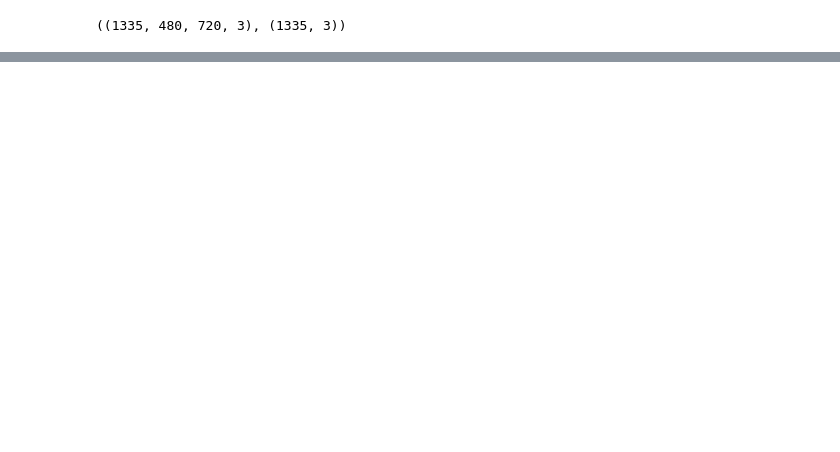
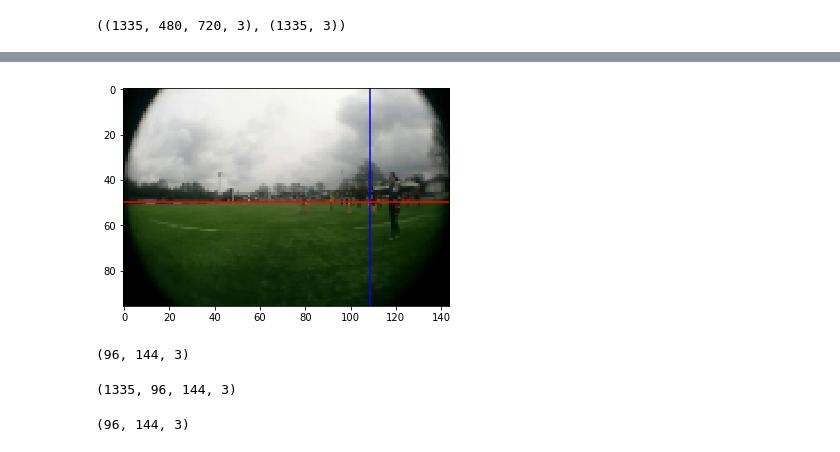
Before and after one commit to ZackAkil/robo-videographer-app, a Jupyter notebook: machine_learning/v2 (increase fps)/1# Using video labels.ipynb, the cells around one changed output, grey strips where cells are left out. Drawn from its saved outputs; the diff is of its cells as text; code cells hidden in the pictures; blank space fills up the shorter version.

```diff
--- a/machine_learning/v2 (increase fps)/1# Using video labels.ipynb
+++ b/machine_learning/v2 (increase fps)/1# Using video labels.ipynb
@@ -50,0 +64,23 @@ pd.read_csv(VIDEO_LABELS_FILE_NAME, sep=',')
+# %%
+scale_factor = 5
+row = 4
+resized_images = resize(video_x[row], (int(480/scale_factor), int(720/scale_factor), 3))
+display_image_with_label(resized_images, video_y[row])
+resized_images.shape
+# %% [output]
+[figure, added]
+(96, 144, 3)
+# %%
+scale_factor = 5
+
+compressed_height = int(raw_video_height/scale_factor)
+compressed_width = int(raw_video_width/scale_factor)
+
+compressed_video = np.zeros((DATASET_SIZE, compressed_height, compressed_width, 3))
+compressed_video.shape
+# %% [output]
+(1335, 96, 144, 3)
+# %%
+compressed_video[1].shape
+# %% [output]
+(96, 144, 3)
```
Also changed, not shown: parts of 20 cells of this notebook, 1 other file.
